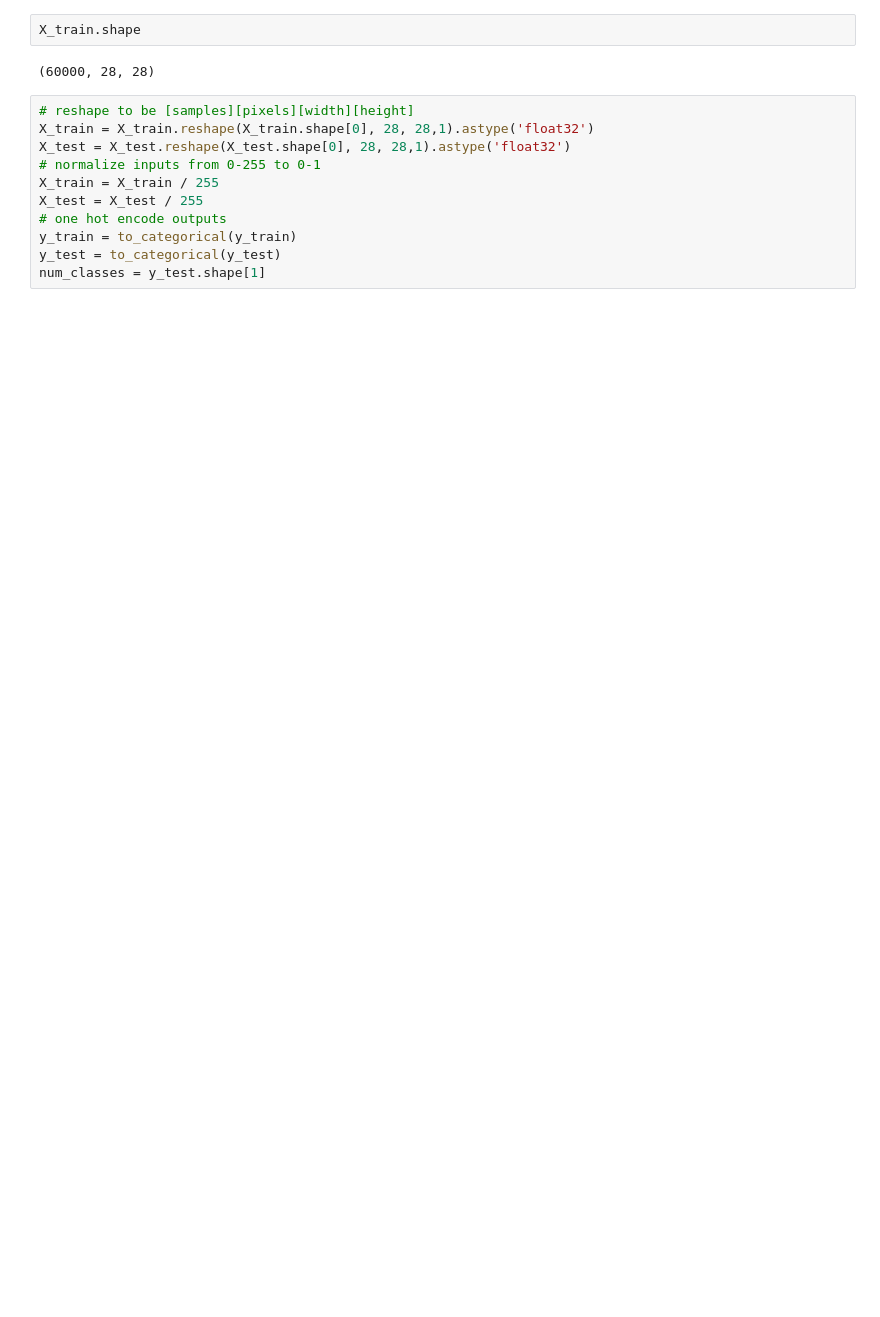
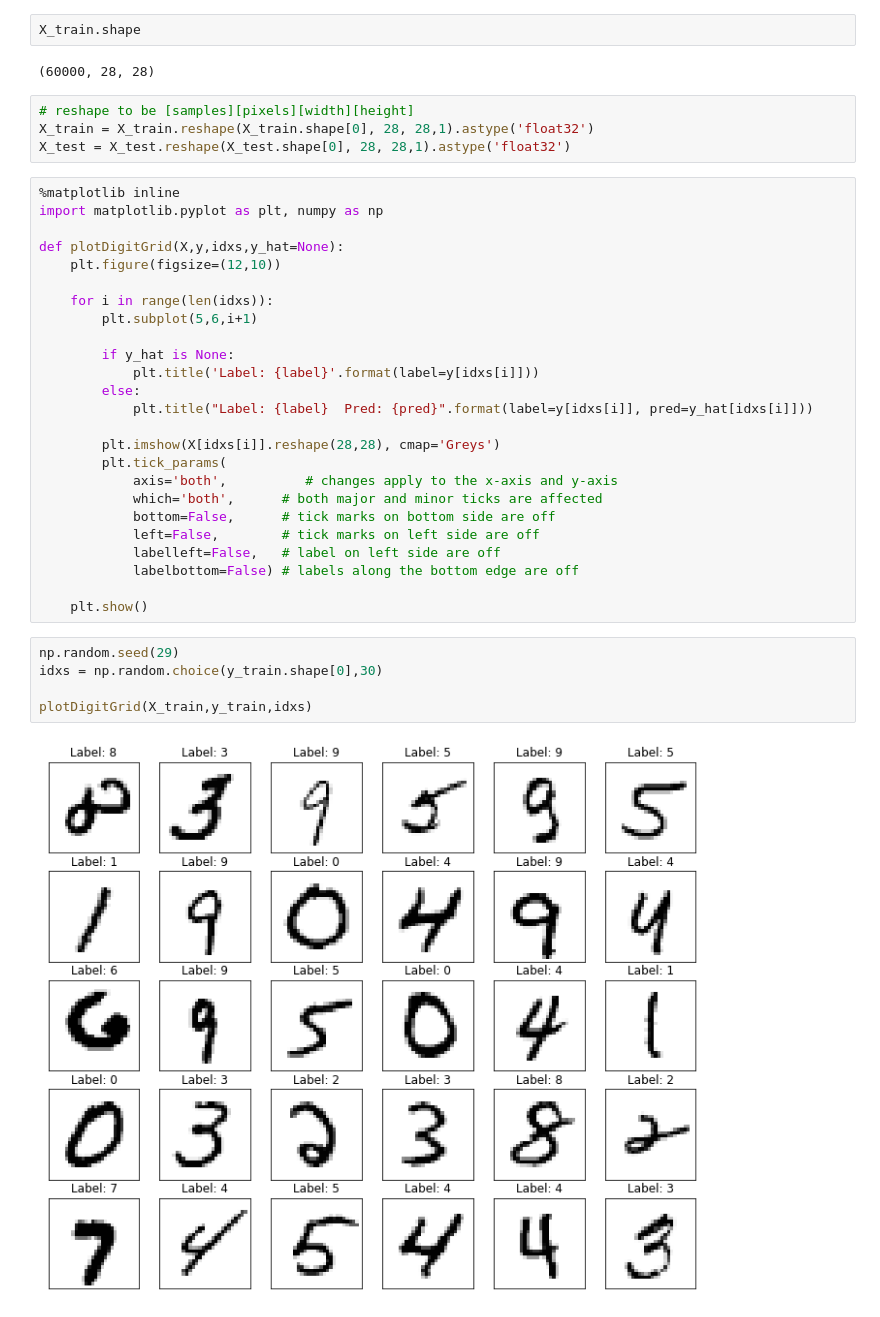
Before and after one commit to jimthompson5802/datascience_sample, a Jupyter notebook: tensorflow_large_cnn_mnist.ipynb, the cells around one changed output. Saved outputs shown, nothing was run; the diff lists cells and outputs as text; blank space fills up the shorter version.

```diff
--- a/tensorflow_large_cnn_mnist.ipynb
+++ b/tensorflow_large_cnn_mnist.ipynb
@@ -25,10 +22,35 @@ X_train.shape
 # reshape to be [samples][pixels][width][height]
 X_train = X_train.reshape(X_train.shape[0], 28, 28,1).astype('float32')
 X_test = X_test.reshape(X_test.shape[0], 28, 28,1).astype('float32')
-# normalize inputs from 0-255 to 0-1
-X_train = X_train / 255
-X_test = X_test / 255
-# one hot encode outputs
-y_train = to_categorical(y_train)
-y_test = to_categorical(y_test)
-num_classes = y_test.shape[1]
+# %%
+%matplotlib inline
+import matplotlib.pyplot as plt, numpy as np
+
+def plotDigitGrid(X,y,idxs,y_hat=None):
+    plt.figure(figsize=(12,10))
+
+    for i in range(len(idxs)):
+        plt.subplot(5,6,i+1)
+
+        if y_hat is None:
+            plt.title('Label: {label}'.format(label=y[idxs[i]]))
+        else:
+            plt.title("Label: {label}  Pred: {pred}".format(label=y[idxs[i]], pred=y_hat[idxs[i]]))
+
+        plt.imshow(X[idxs[i]].reshape(28,28), cmap='Greys')
+        plt.tick_params(
+            axis='both',          # changes apply to the x-axis and y-axis
+            which='both',      # both major and minor ticks are affected
+            bottom=False,      # tick marks on bottom side are off
+            left=False,        # tick marks on left side are off
+            labelleft=False,   # label on left side are off
+            labelbottom=False) # labels along the bottom edge are off
+
+    plt.show()
+# %%
+np.random.seed(29)
+idxs = np.random.choice(y_train.shape[0],30)
+
+plotDigitGrid(X_train,y_train,idxs)
+# %% [output]
+[figure, added]
```
Also changed, not shown: parts of 3 cells of this notebook.
